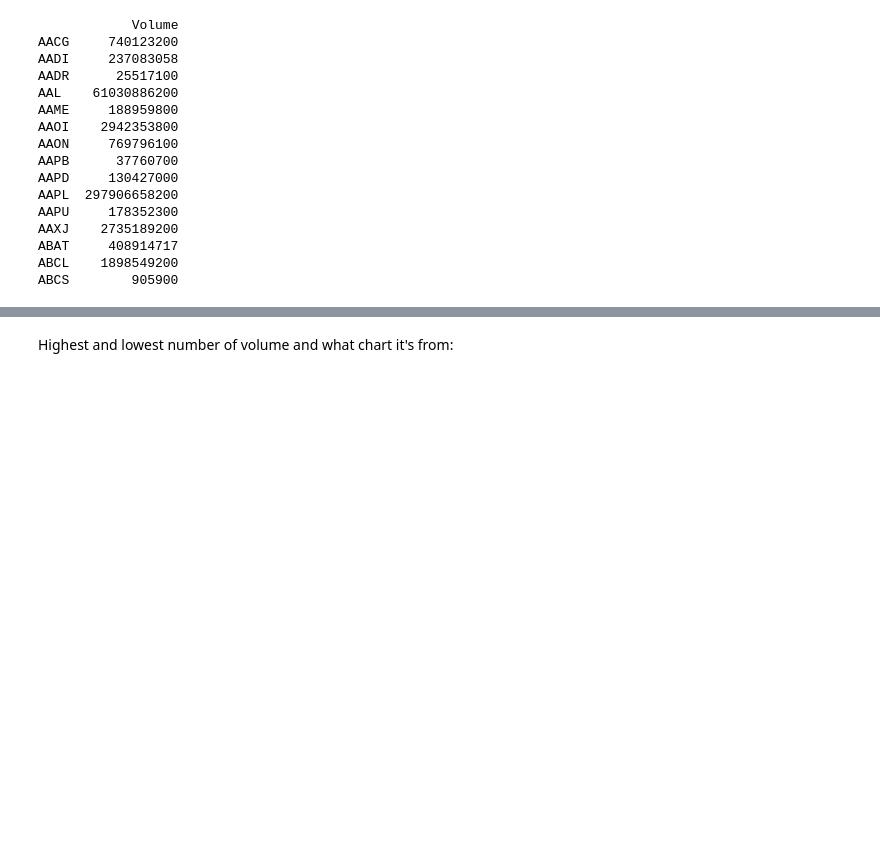
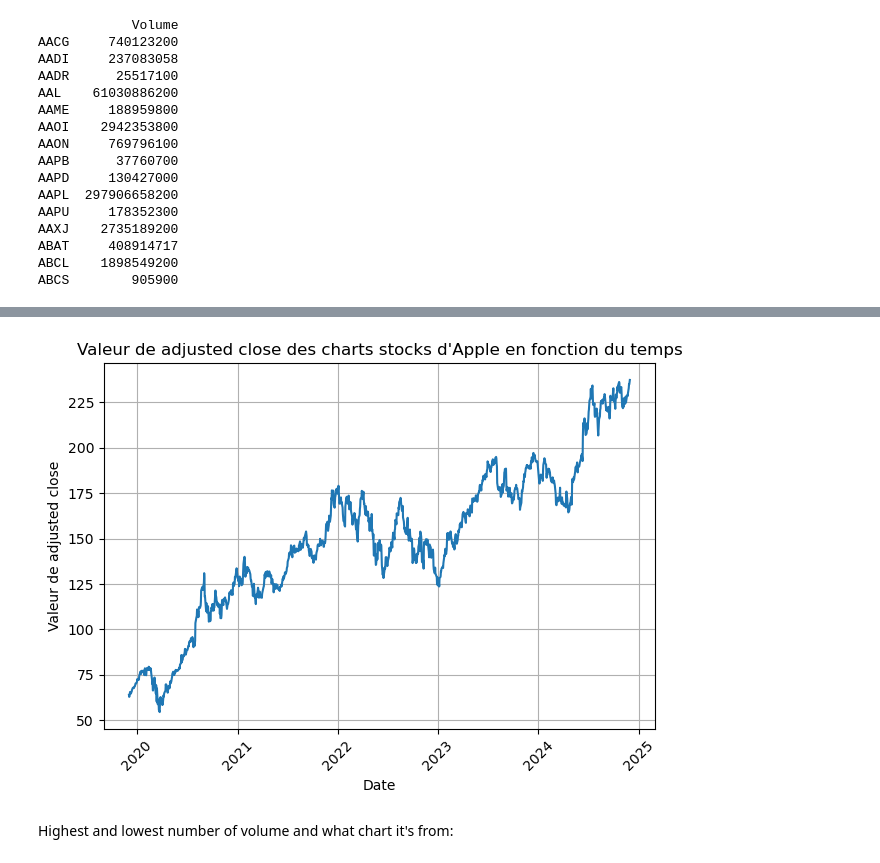
Before and after one commit to AugustinSamier/BigDataFrameworks, a Jupyter notebook: Project.ipynb, the cells around one changed output, grey strips where cells are left out. Cells and saved outputs as stored; diff of their text form; code cells hidden in the pictures; blank space fills up the shorter version.

```diff
--- a/Project.ipynb
+++ b/Project.ipynb
@@ -154,3 +156,15 @@ Index(['AACG', 'AADI', 'AADR', 'AAL', 'AAME', 'AAOI', 'AAON', 'AAPB', 'AAPD',
+# %%
+plt.figure()
+sns.lineplot(data=nas_aapl, x="date", y="adjclose", marker="")
+plt.title("Valeur de adjusted close des charts stocks d'Apple en fonction du temps")
+plt.xlabel("Date")
+plt.ylabel("Valeur de adjusted close")
+plt.grid(True)
+plt.xticks(rotation=45)
+plt.tight_layout()
+plt.show()
+# %% [output]
+[figure, added]
 # %% [markdown]
 Highest and lowest number of volume and what chart it's from:
 # %%
```
Also changed, not shown: parts of 10 cells of this notebook.
